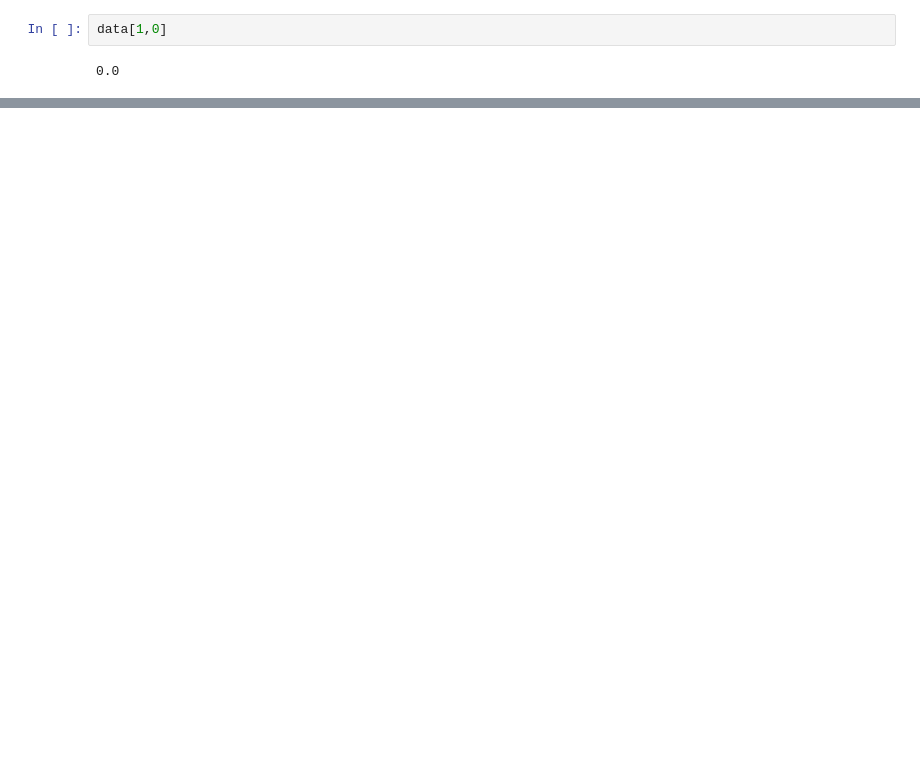
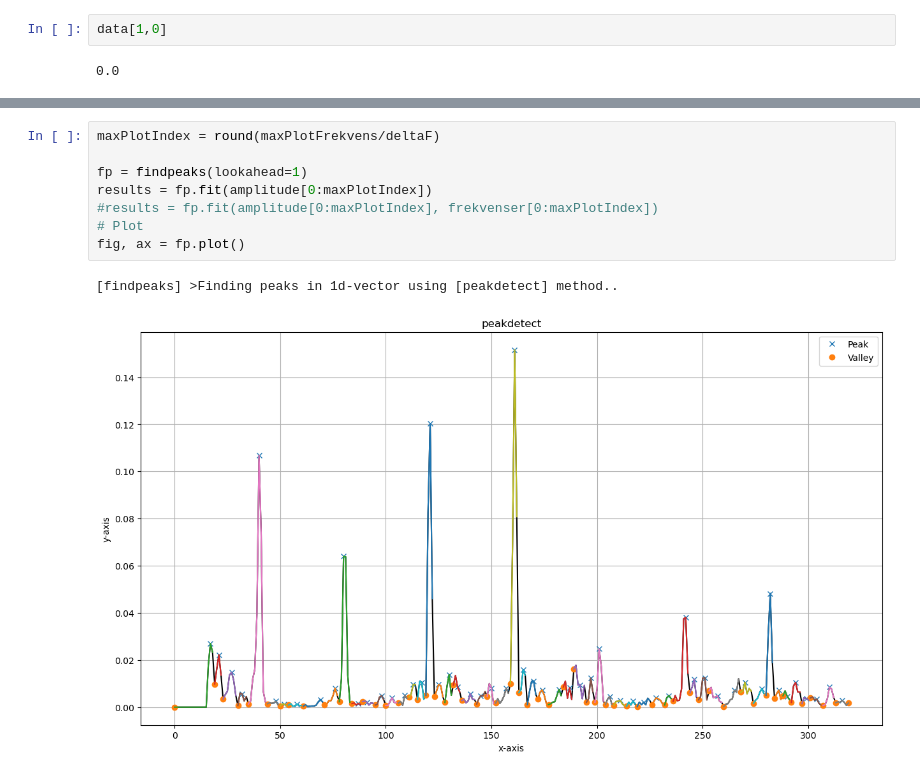
Before and after one commit to MarcusNi96/frekvensanalyse-lager, a Jupyter notebook: frekvensanalyse.ipynb, the cells around one changed output, grey strips where cells are left out. Saved outputs shown, nothing was run; the diff lists cells and outputs as text; blank space fills up the shorter version.

```diff
--- a/frekvensanalyse.ipynb
+++ b/frekvensanalyse.ipynb
@@ -33,0 +80,11 @@ plt.xlim(0,round(grunnfrekvens)*8)
+# %%
+maxPlotIndex = round(maxPlotFrekvens/deltaF)
+
+fp = findpeaks(lookahead=1)
+results = fp.fit(amplitude[0:maxPlotIndex])
+#results = fp.fit(amplitude[0:maxPlotIndex], frekvenser[0:maxPlotIndex])
+# Plot
+fig, ax = fp.plot()
+# %% [output]
+[findpeaks] >Finding peaks in 1d-vector using [peakdetect] method..
+[figure, added]
```
Also changed, not shown: parts of 7 cells of this notebook.
